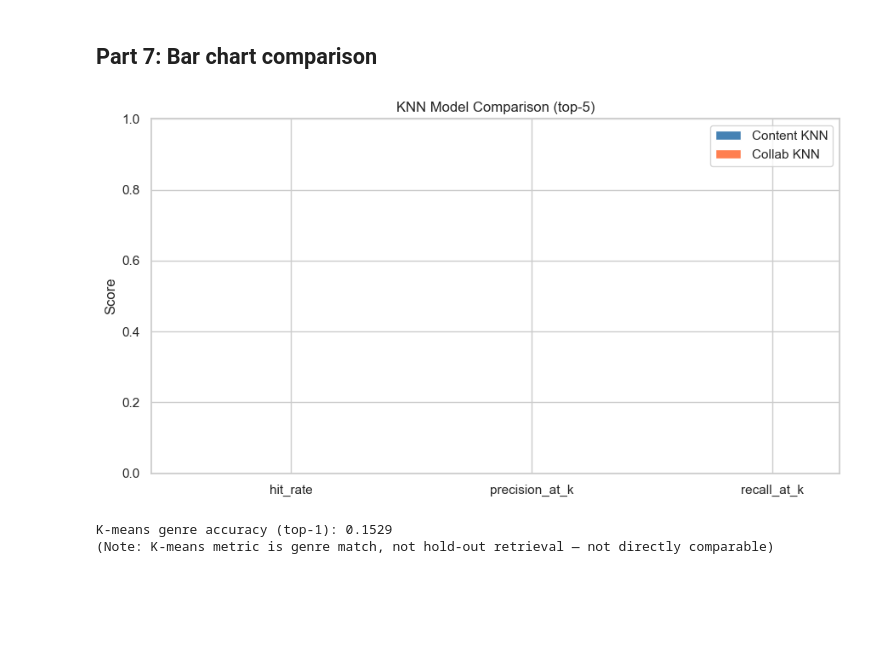
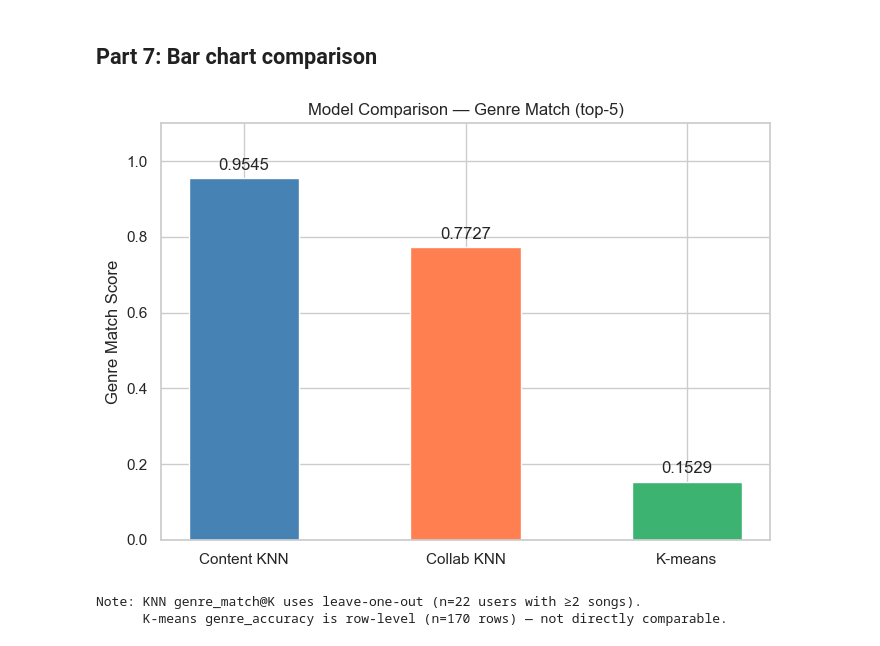
Before and after one commit to simongydvandy/Song-Rec-Project-for-CS-3262, a Jupyter notebook: notebooks/04_knn_simon.ipynb, the cells around one changed output. Saved outputs shown, nothing was run; the diff lists cells and outputs as text; code cells hidden in the pictures; blank space fills up the shorter version.

Commit message:
fix the comparison metrics in 04

```diff
--- a/notebooks/04_knn_simon.ipynb
+++ b/notebooks/04_knn_simon.ipynb
@@ -159,25 +160,26 @@ Note: KNN hit_rate=0 is expected — 170 unique songs across 172 rows;
 # %% [markdown]
 ## Part 7: Bar chart comparison
 # %%
-metrics = ['hit_rate', 'precision_at_k', 'recall_at_k']
-x = np.arange(len(metrics))
-width = 0.3
+models = ['Content KNN', 'Collab KNN', 'K-means']
+scores = [
+    content_results['genre_match_at_k'],
+    collab_results['genre_match_at_k'],
+    kmeans_results['genre_accuracy'],
+]
+colors = ['steelblue', 'coral', 'mediumseagreen']
 
-fig, ax = plt.subplots(figsize=(9, 5))
-ax.bar(x - width, [content_results[m] for m in metrics], width, label='Content KNN', color='steelblue')
-ax.bar(x,         [collab_results[m]  for m in metrics], width, label='Collab KNN',  color='coral')
-ax.set_xticks(x)
-ax.set_xticklabels(metrics)
-ax.set_ylabel('Score')
-ax.set_title(f'KNN Model Comparison (top-{TOP_K})')
-ax.legend()
-ax.set_ylim(0, 1)
+fig, ax = plt.subplots(figsize=(7, 5))
+bars = ax.bar(models, scores, color=colors, width=0.5)
+ax.bar_label(bars, fmt='%.4f', padding=4)
+ax.set_ylabel('Genre Match Score')
+ax.set_title(f'Model Comparison — Genre Match (top-{TOP_K})')
+ax.set_ylim(0, 1.1)
 plt.tight_layout()
 plt.show()
 
-print(f'\nK-means genre accuracy (top-1): {kmeans_results["genre_accuracy"]:.4f}')
-print('(Note: K-means metric is genre match, not hold-out retrieval — not directly comparable)')
+print('Note: KNN genre_match@K uses leave-one-out (n=22 users with ≥2 songs).')
+print('      K-means genre_accuracy is row-level (n=170 rows) — not directly comparable.')
 # %% [output]
-[figure, old version]
+[figure, new version]
-K-means genre accuracy (top-1): 0.1529
-(Note: K-means metric is genre match, not hold-out retrieval — not directly comparable)
+Note: KNN genre_match@K uses leave-one-out (n=22 users with ≥2 songs).
+      K-means genre_accuracy is row-level (n=170 rows) — not directly comparable.
```
Also changed, not shown: parts of 1 cell of this notebook.
